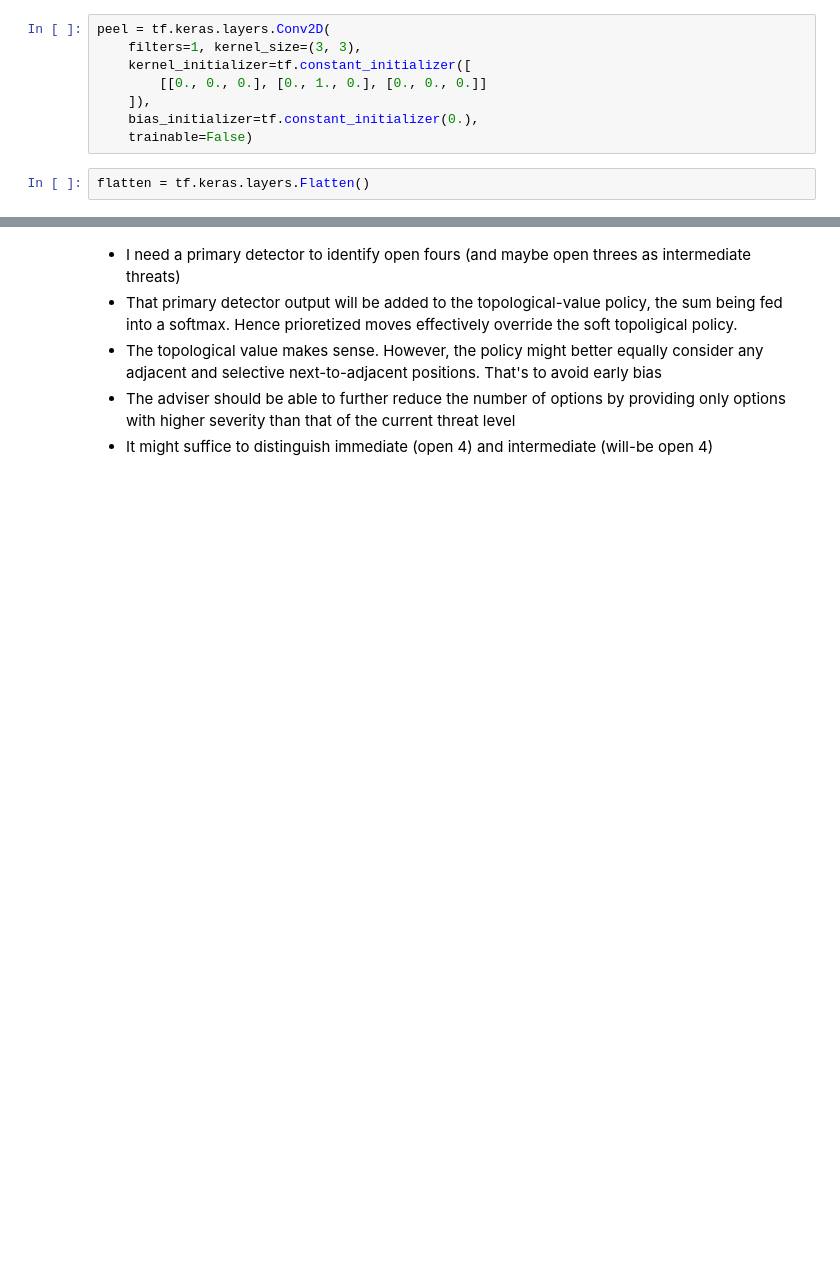
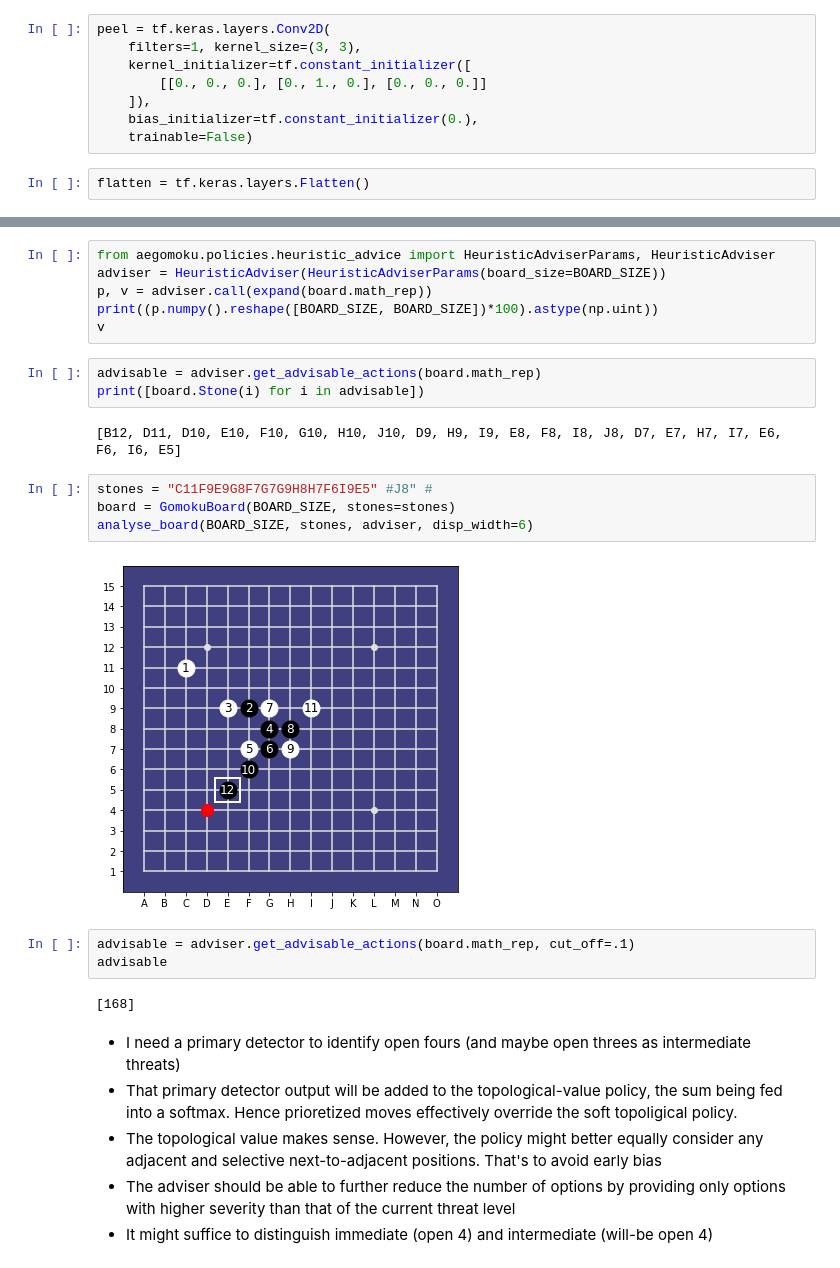
Before and after one commit to Project-Ellie/DeepGomoku, a Jupyter notebook: notebooks/Threat_Detector.ipynb, the cells around one changed output, grey strips where cells are left out. Saved outputs shown, nothing was run; the diff lists cells and outputs as text; blank space fills up the shorter version.

```diff
--- a/notebooks/Threat_Detector.ipynb
+++ b/notebooks/Threat_Detector.ipynb
@@ -84,3 +136,25 @@ print((output.numpy().reshape([15, 15]) ).astype(np.uint))
+# %%
+from aegomoku.policies.heuristic_advice import HeuristicAdviserParams, HeuristicAdviser
+adviser = HeuristicAdviser(HeuristicAdviserParams(board_size=BOARD_SIZE))
+p, v = adviser.call(expand(board.math_rep))
+print((p.numpy().reshape([BOARD_SIZE, BOARD_SIZE])*100).astype(np.uint))
+v
+# %%
+advisable = adviser.get_advisable_actions(board.math_rep)
+print([board.Stone(i) for i in advisable])
+# %% [output]
+[B12, D11, D10, E10, F10, G10, H10, J10, D9, H9, I9, E8, F8, I8, J8, D7, E7, H7, I7, E6, F6, I6, E5]
+# %%
+stones = "C11F9E9G8F7G7G9H8H7F6I9E5" #J8" #
+board = GomokuBoard(BOARD_SIZE, stones=stones)
+analyse_board(BOARD_SIZE, stones, adviser, disp_width=6)
+# %% [output]
+[figure, added]
+# %%
+advisable = adviser.get_advisable_actions(board.math_rep, cut_off=.1)
+advisable
+# %% [output]
+[168]
 # %% [markdown]
 - I need a primary detector to identify open fours (and maybe open threes as intermediate threats)
 - That primary detector output will be added to the topological-value policy, the sum being fed into a softmax. Hence prioretized moves effectively override the soft topoligical policy.
```
Also changed, not shown: parts of 11 cells of this notebook, 9 other files.
